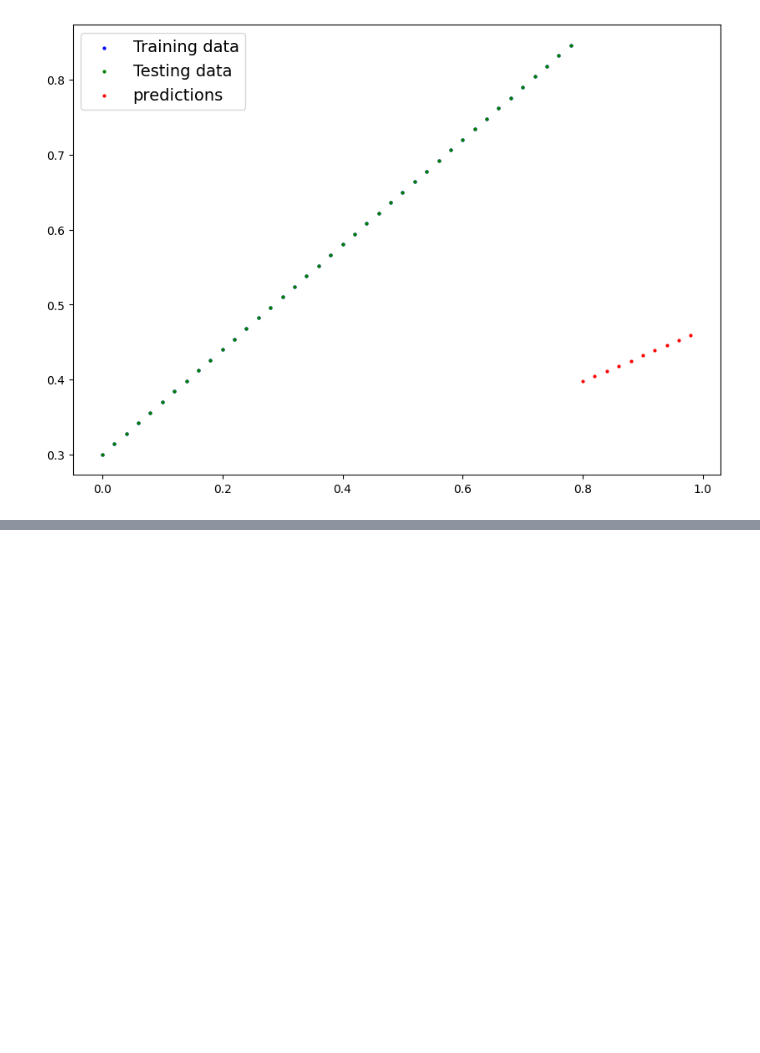
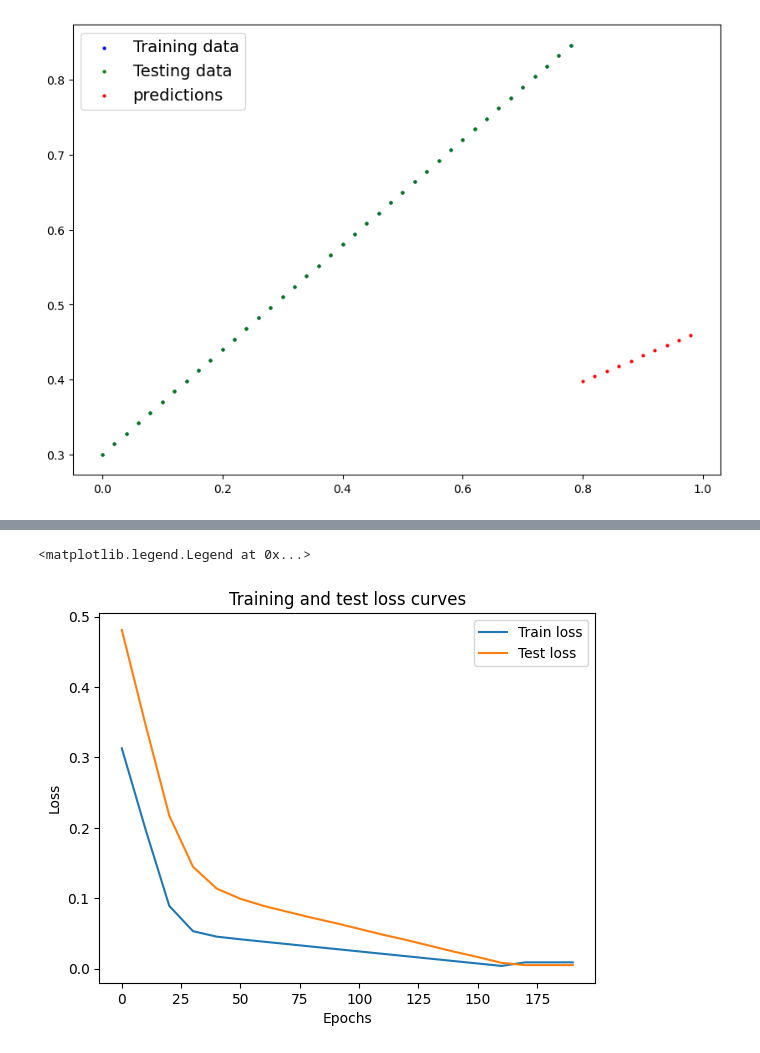
Before and after one commit to AkhilKanswal/LearningPyTorch, a Jupyter notebook: PyTorchWorkflow.ipynb, the cells around one changed output, grey strips where cells are left out. Saved outputs shown, nothing was run; the diff lists cells and outputs as text; code cells hidden in the pictures; blank space fills up the shorter version.

```diff
--- a/PyTorchWorkflow.ipynb
+++ b/PyTorchWorkflow.ipynb
@@ -142,7 +142,12 @@ optimizer=torch.optim.SGD(params=model_0.parameters(),
 # building a training loop and testing loop in PyTorch
 
 #epoch is one loop through data
-epochs=1
+epochs=200
+
+# track different values
+epoch_count=[]
+loss_values=[]
+test_loss_values=[]
 
 # step 0
 for epoch in range(epochs):
@@ -154,7 +159,7 @@ for epoch in range(epochs):
 
     # 2. calculation loss
     loss=loss_fn(y_preds,Y_train)
-
+    # print(f"loss : {loss}")
 
     # 3. Optimizer zero grad
     optimizer.zero_grad()
@@ -165,5 +170,20 @@ for epoch in range(epochs):
     # 5. Step the optimiser
     optimizer.step() # tells the optimizer how the changes will accumulate through the loop so we have to zero them in step 3
 
+    #testing
+    model_0.eval() #turns off different dettings inmodel not needed for evaluation/testing
+    with torch.inference_mode(): #Turns off gradient tracking and some more things behind the scene
+        # 1. do forward
+        test_preds=model_0(X_test)
 
-    model_0.eval
+        # 2. calculate the loss
+        test_loss = loss_fn(test_preds,Y_test)
+
+        #3. print whats happening
+        if(epoch%10==0):
+            epoch_count.append(epoch)
+            loss_values.append(loss)
+            test_loss_values.append(test_loss)
+            print(f"Epoch: {epoch} |Loss :{loss} | Test loss:{test_loss}")
+
+model_0.state_dict()
@@ -169,0 +212,13 @@ for epoch in range(epochs):
+# %%
+# ploting loss curver
+import numpy as np
+
+plt.plot(epoch_count,torch.tensor(loss_values).cpu().numpy(), label="Train loss")
+plt.plot(epoch_count,test_loss_values, label="Test loss")
+plt.title("Training and test loss curves")
+plt.ylabel("Loss")
+plt.xlabel("Epochs")
+plt.legend()
+# %% [output]
+<matplotlib.legend.Legend at 0x...>
+[figure, added]
```
Also changed, not shown: parts of 10 cells of this notebook, 3 other files.
